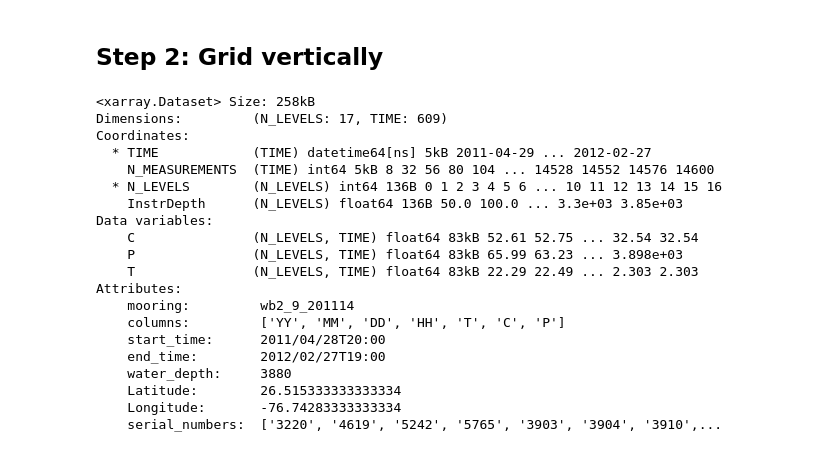
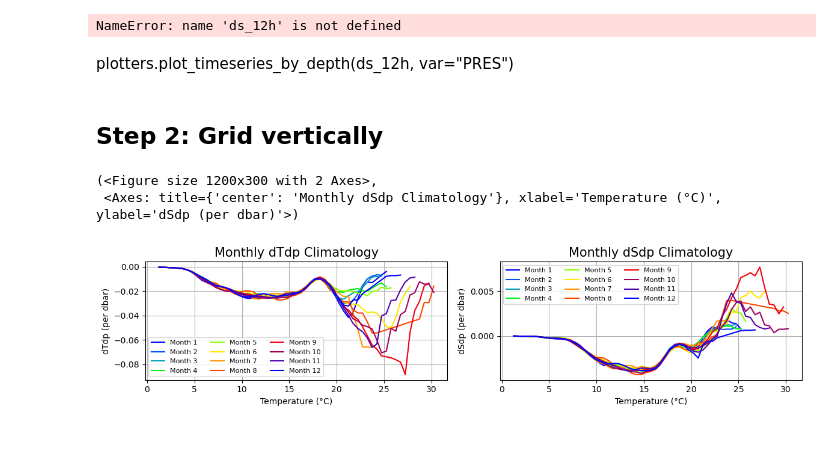
Before and after one commit to ocean-uhh/oceanarray, a Jupyter notebook: demo_mooring-output.ipynb, the cells around one changed output. Saved outputs shown, nothing was run; the diff lists cells and outputs as text; code cells hidden in the pictures.

```diff
--- a/demo_mooring-output.ipynb
+++ b/demo_mooring-output.ipynb
@@ -60,26 +39,9 @@ for ds in ds_list:
+# %%
+# Plot the temperature time series by depth
+plotters.plot_timeseries_by_depth(ds_12h, var="CNDC")
+# %% [output]
+NameError: name 'ds_12h' is not defined
+# %% [markdown]
+plotters.plot_timeseries_by_depth(ds_12h, var="PRES")
 # %% [markdown]
 ## Step 2: Grid vertically
-# %%
-stacked_ds = mooring.stack_instruments(ds_li)
-stacked_ds
-# %% [output]
-<xarray.Dataset> Size: 258kB
-Dimensions:         (N_LEVELS: 17, TIME: 609)
-Coordinates:
-  * TIME            (TIME) datetime64[ns] 5kB 2011-04-29 ... 2012-02-27
-    N_MEASUREMENTS  (TIME) int64 5kB 8 32 56 80 104 ... 14528 14552 14576 14600
-  * N_LEVELS        (N_LEVELS) int64 136B 0 1 2 3 4 5 6 ... 10 11 12 13 14 15 16
-    InstrDepth      (N_LEVELS) float64 136B 50.0 100.0 ... 3.3e+03 3.85e+03
-Data variables:
-    C               (N_LEVELS, TIME) float64 83kB 52.61 52.75 ... 32.54 32.54
-    P               (N_LEVELS, TIME) float64 83kB 65.99 63.23 ... 3.898e+03
-    T               (N_LEVELS, TIME) float64 83kB 22.29 22.49 ... 2.303 2.303
-Attributes:
-    mooring:         wb2_9_201114
-    columns:         ['YY', 'MM', 'DD', 'HH', 'T', 'C', 'P']
-    start_time:      2011/04/28T20:00
-    end_time:        2012/02/27T19:00
-    water_depth:     3880
-    Latitude:        26.515333333333334
-    Longitude:       -76.74283333333334
-    serial_numbers:  ['3220', '4619', '5242', '5765', '3903', '3904', '3910',...
@@ -87,0 +48,12 @@ Attributes:
+# %%
+clim_path = Path("../data/climatology_WB2.nc")
+ds_clim = xr.open_dataset(clim_path)
+# plot the climatology
+# Plot the climatology
+fig, ax = plt.subplots(1, 2, figsize=(12, 3))
+plotters.plot_climatology(ds_clim, clim_ds_smoothed=ds_clim,var="dTdp", fig=fig, ax=ax[0])
+plotters.plot_climatology(ds_clim, clim_ds_smoothed=ds_clim, var="dSdp", fig=fig, ax=ax[1])
+# %% [output]
+(<Figure size 1200x300 with 2 Axes>,
+ <Axes: title={'center': 'Monthly dSdp Climatology'}, xlabel='Temperature (°C)', ylabel='dSdp (per dbar)'>)
+[figure, added]
```
Also changed, not shown: parts of 15 cells of this notebook, 35 other files.
